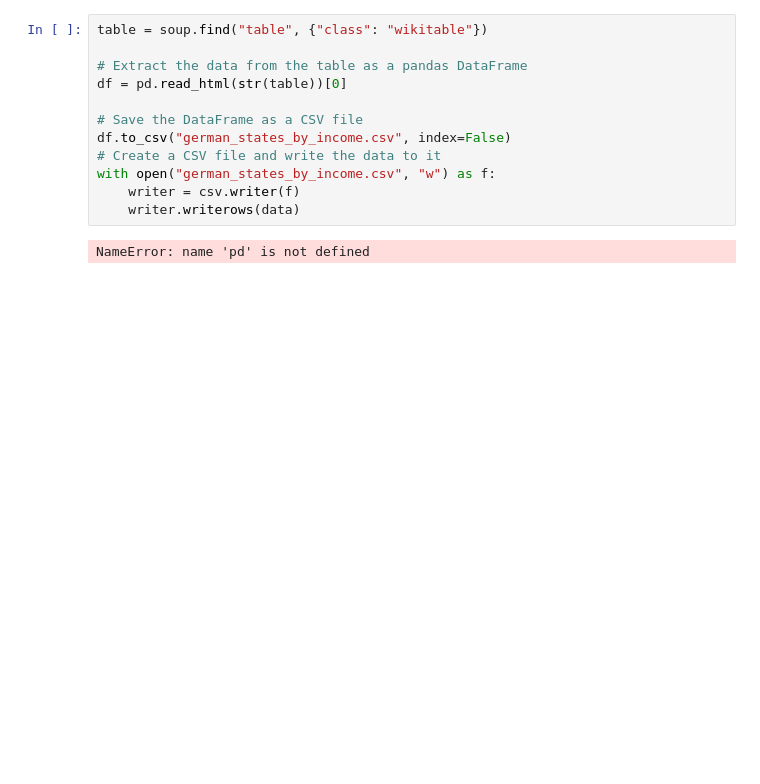
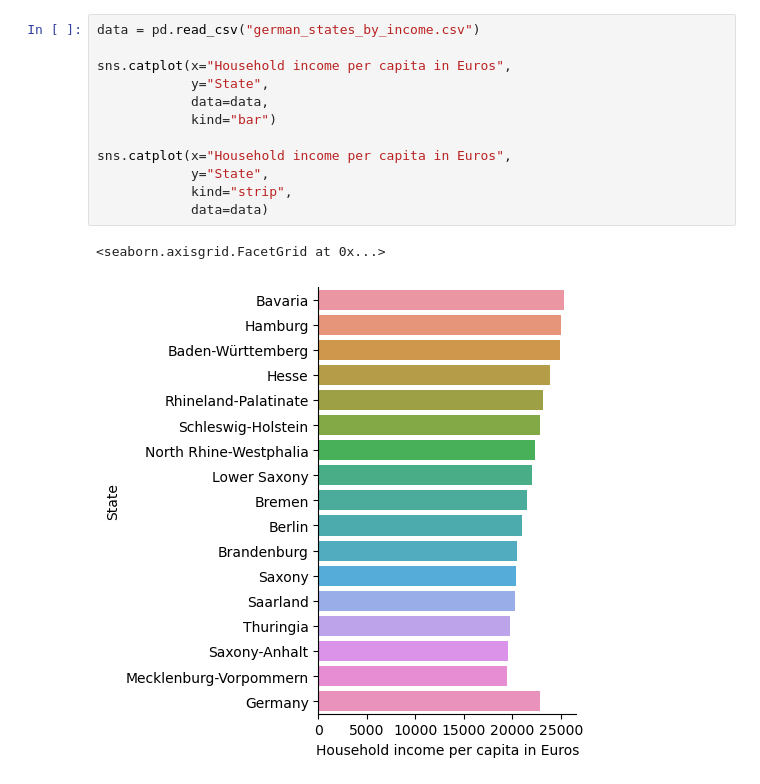
Before and after one commit to ANikfarjam/Germany-City-Plus-Kmean-Clustering-ML-Learing-and-Rulebase-AI, a Jupyter notebook: DATA/Income/Income_data.ipynb, the cells around one changed output. Drawn from its saved outputs; the diff is of its cells as text; blank space fills up the shorter version.

```diff
--- a/DATA/Income/Income_data.ipynb
+++ b/DATA/Income/Income_data.ipynb
@@ -13,14 +23,15 @@ soup = BeautifulSoup(response.text, "html.parser")
-# %%
-table = soup.find("table", {"class": "wikitable"})
-
-# Extract the data from the table as a pandas DataFrame
-df = pd.read_html(str(table))[0]
-
-# Save the DataFrame as a CSV file
-df.to_csv("german_states_by_income.csv", index=False)
-# Create a CSV file and write the data to it
-with open("german_states_by_income.csv", "w") as f:
-    writer = csv.writer(f)
-    writer.writerows(data)
-# %% [output]
-NameError: name 'pd' is not defined
+# %%
+data = pd.read_csv("german_states_by_income.csv")
+
+sns.catplot(x="Household income per capita in Euros",
+            y="State",
+            data=data,
+            kind="bar")
+
+sns.catplot(x="Household income per capita in Euros",
+            y="State",
+            kind="strip",
+            data=data)
+# %% [output]
+<seaborn.axisgrid.FacetGrid at 0x...>
+[figure, added]
```
Also changed, not shown: parts of 4 cells of this notebook.
